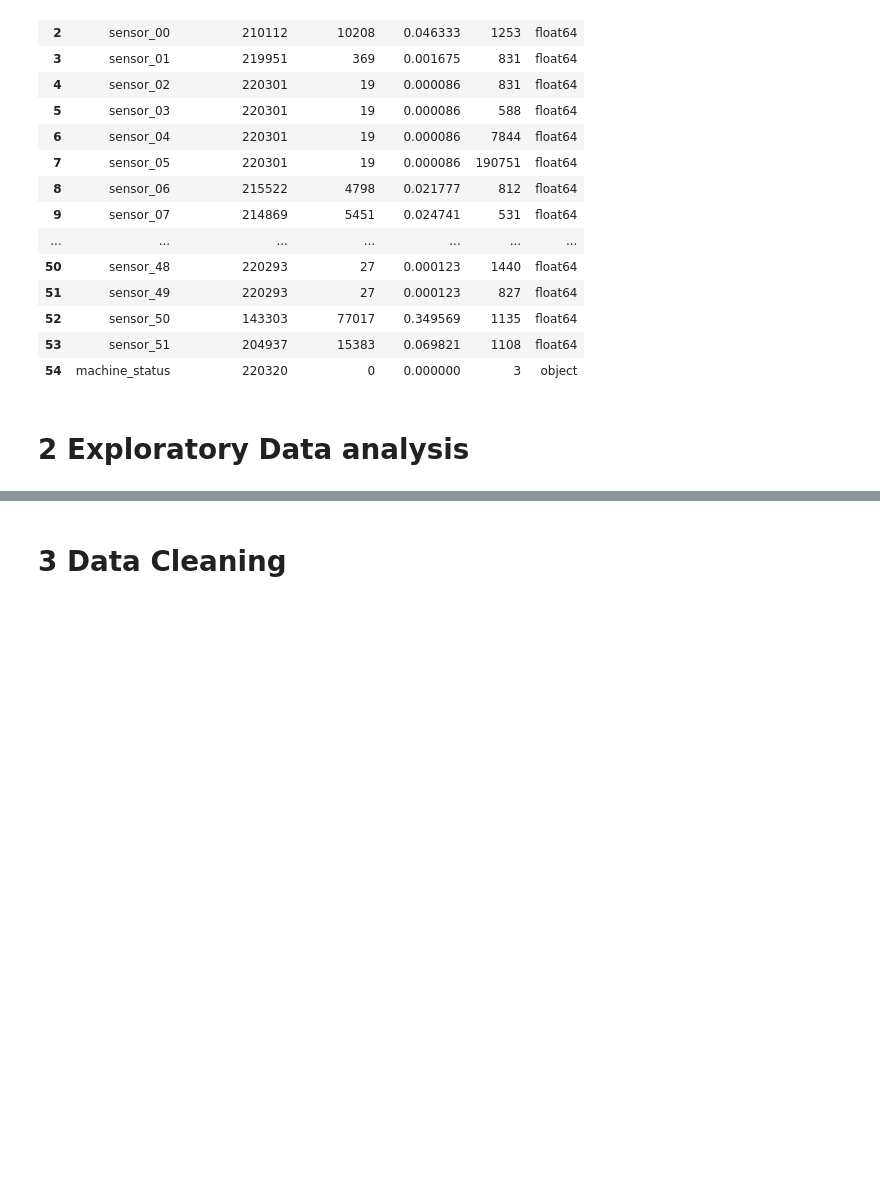
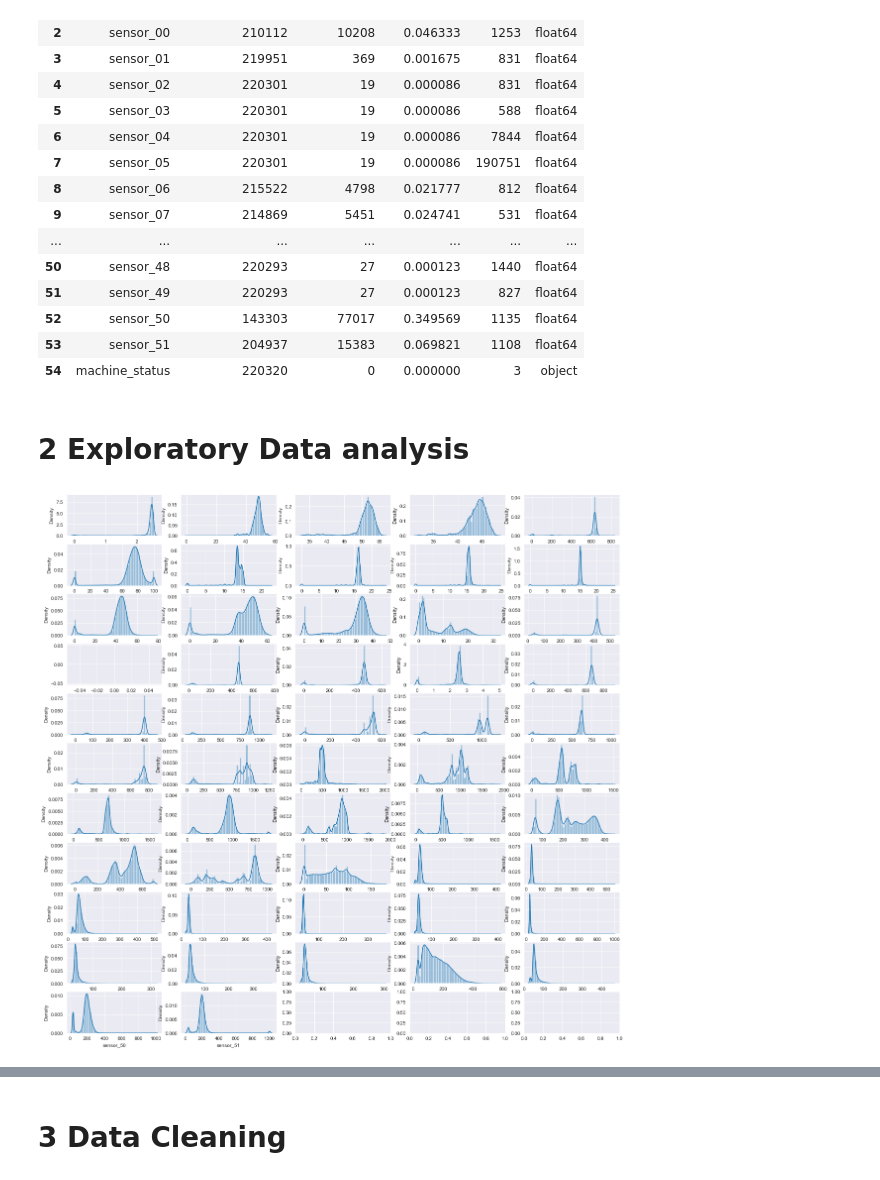
Before and after one commit to nils12344/PythonAdvancedGruppeD, a Jupyter notebook: Projekt Gruppe D.ipynb, the cells around one changed output, grey strips where cells are left out. Drawn from its saved outputs; the diff is of its cells as text; code cells hidden in the pictures; blank space fills up the shorter version.

```diff
--- a/Projekt Gruppe D.ipynb
+++ b/Projekt Gruppe D.ipynb
@@ -123,26 +123,30 @@ insights(df)
 # %%
 import matplotlib.pyplot as plt
 import seaborn as sns
 
+df.drop(columns=['timestamp', 'machine_status', 'Unnamed: 0'], inplace=True)
+
 sns.set_style("darkgrid")
 
-fix, axes = plt.subplots(12, 5, figsize=(15, 5))
+fix, axes = plt.subplots(11, 5, figsize=(20, 20))
 
 x = 0
 y = 0
 
 for ele in df.columns:
     sns.distplot(df[ele], ax=axes[y, x])
     if x < 4:
         x += 1
     else:
         x = 0
         y += 1
 
 
 #sns.distplot(df['sensor_01'])
 plt.show()
 
 #plt.clf()
 #sns.boxplot(df['sensor_01'])
 #plt.show()
+# %% [output]
+[figure, added]
```
Also changed, not shown: parts of 3 cells of this notebook.
